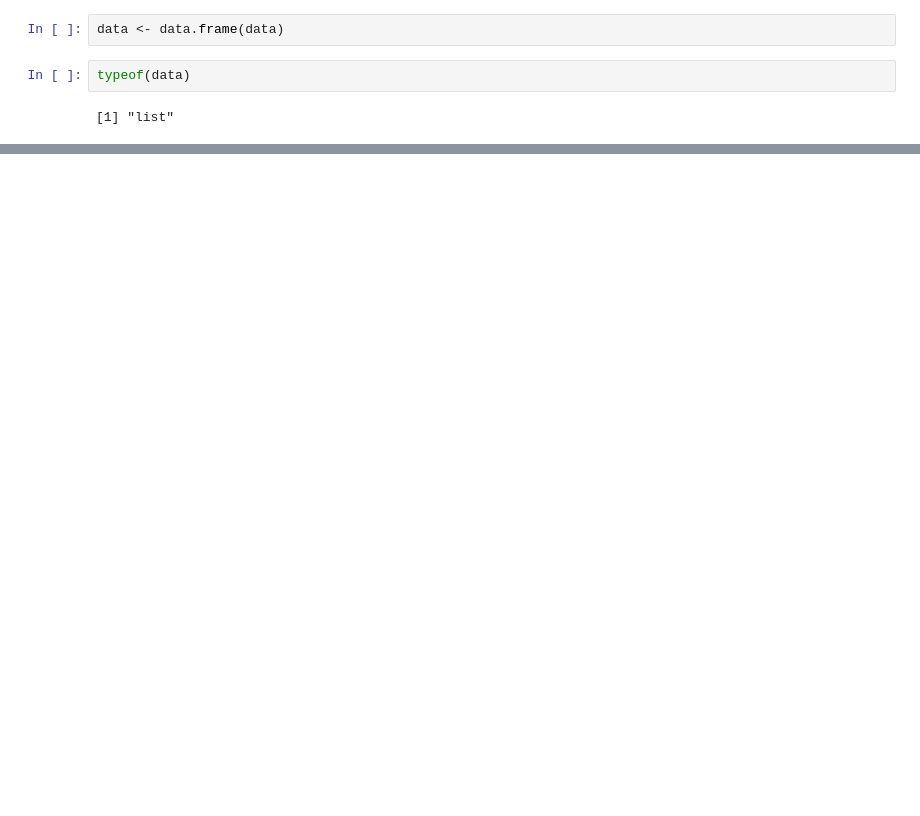
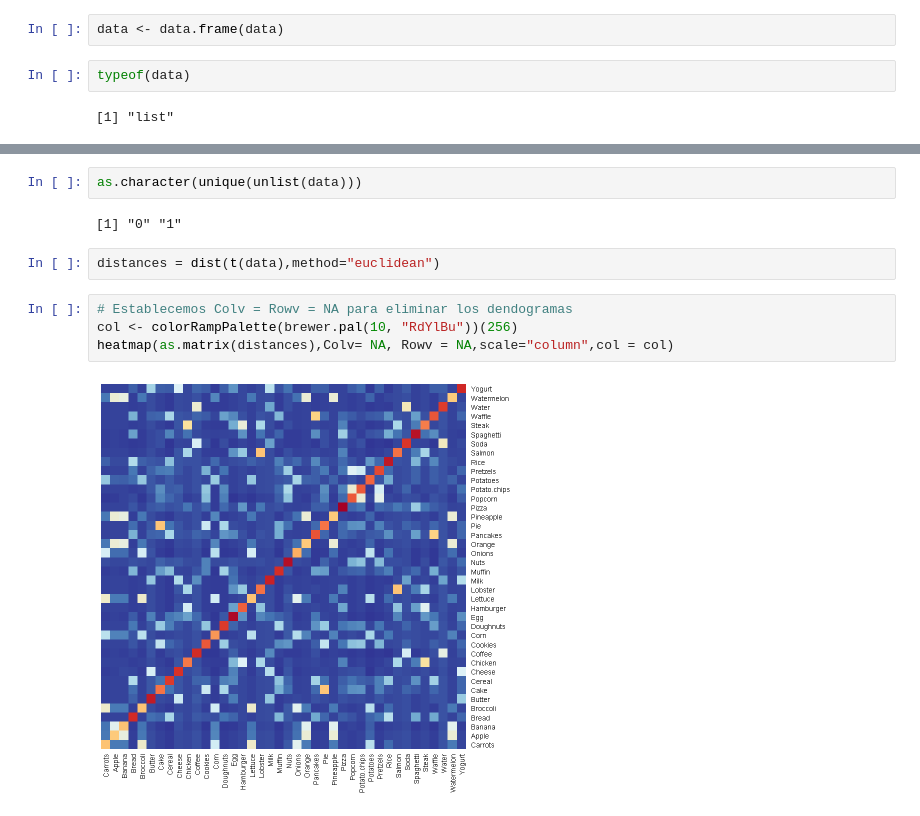
Before and after one commit to fjsaezm/mcd, a Jupyter notebook: GD/E1/Untitled.ipynb, the cells around one changed output, grey strips where cells are left out. Saved outputs shown, nothing was run; the diff lists cells and outputs as text; blank space fills up the shorter version.

```diff
--- a/GD/E1/Untitled.ipynb
+++ b/GD/E1/Untitled.ipynb
@@ -63,0 +93,12 @@ hist(as.numeric(unlist(data)), labels=c(0,1))
+# %%
+as.character(unique(unlist(data)))
+# %% [output]
+[1] "0" "1"
+# %%
+distances = dist(t(data),method="euclidean")
+# %%
+# Establecemos Colv = Rowv = NA para eliminar los dendogramas
+col <- colorRampPalette(brewer.pal(10, "RdYlBu"))(256)
+heatmap(as.matrix(distances),Colv= NA, Rowv = NA,scale="column",col = col)
+# %% [output]
+[figure, added]
```
Also changed, not shown: parts of 5 cells of this notebook, 3 other files.
